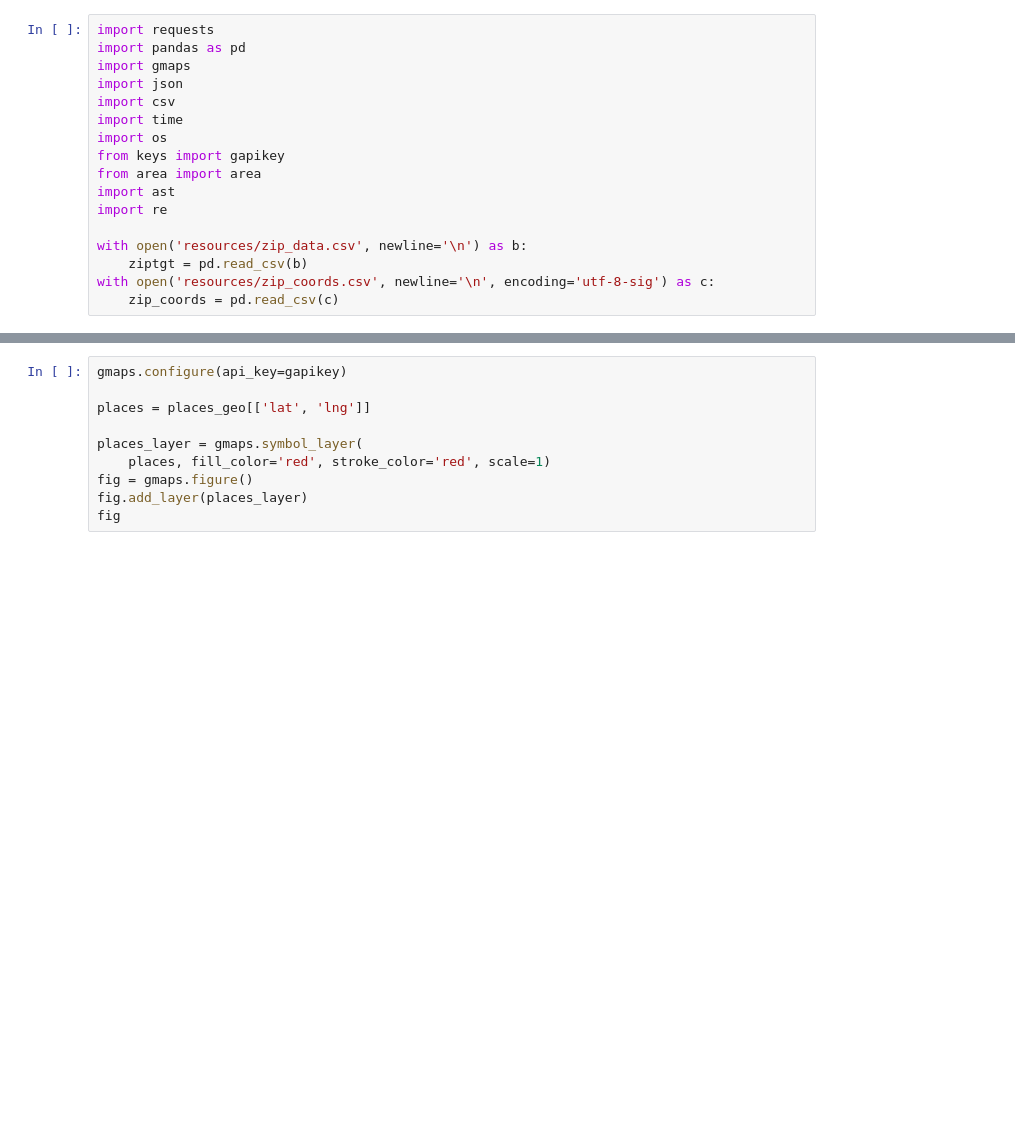
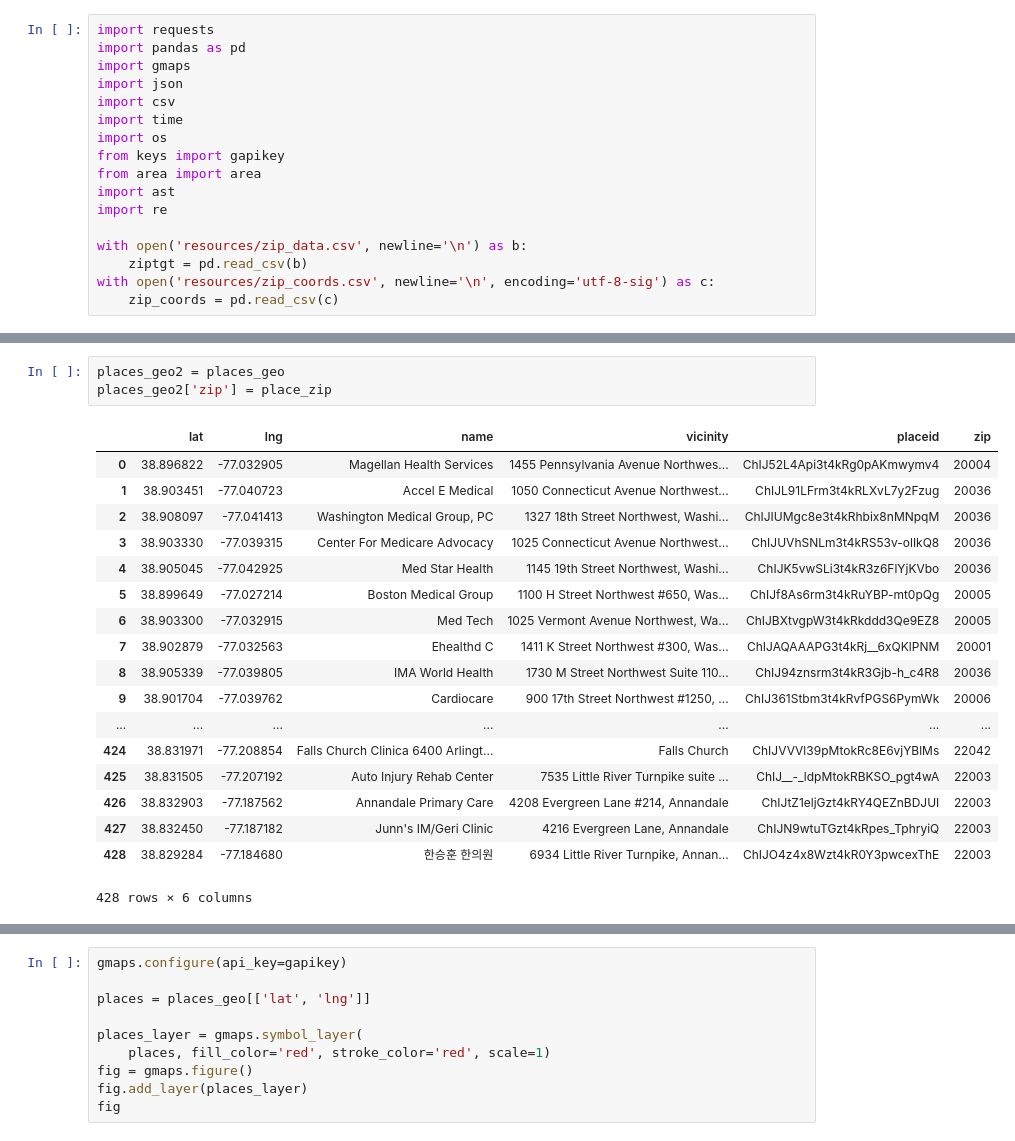
Before and after one commit to HeyMikeMarshall/DMV-HealthcarePy, a Jupyter notebook: zcta_map/2-Location_Query.ipynb, the cells around one changed output, grey strips where cells are left out. Cells and saved outputs as stored; diff of their text form; blank space fills up the shorter version.

```diff
--- a/zcta_map/2-Location_Query.ipynb
+++ b/zcta_map/2-Location_Query.ipynb
@@ -205 +211,23 @@ processing 3819 of 3819
+# %%
+places_geo2 = places_geo
+places_geo2['zip'] = place_zip
+# %% [output]
+|  | lat | lng | name | vicinity | placeid | zip |
+| 0 | 38.896822 | -77.032905 | Magellan Health Services | 1455 Pennsylvania Avenue Northwes... | ChIJ52L4Api3t4kRg0pAKmwymv4 | 20004 |
+| 1 | 38.903451 | -77.040723 | Accel E Medical | 1050 Connecticut Avenue Northwest... | ChIJL91LFrm3t4kRLXvL7y2Fzug | 20036 |
+| 2 | 38.908097 | -77.041413 | Washington Medical Group, PC | 1327 18th Street Northwest, Washi... | ChIJIUMgc8e3t4kRhbix8nMNpqM | 20036 |
+| 3 | 38.903330 | -77.039315 | Center For Medicare Advocacy | 1025 Connecticut Avenue Northwest... | ChIJUVhSNLm3t4kRS53v-olIkQ8 | 20036 |
+| 4 | 38.905045 | -77.042925 | Med Star Health | 1145 19th Street Northwest, Washi... | ChIJK5vwSLi3t4kR3z6FlYjKVbo | 20036 |
+| 5 | 38.899649 | -77.027214 | Boston Medical Group | 1100 H Street Northwest #650, Was... | ChIJf8As6rm3t4kRuYBP-mt0pQg | 20005 |
+| 6 | 38.903300 | -77.032915 | Med Tech | 1025 Vermont Avenue Northwest, Wa... | ChIJBXtvgpW3t4kRkddd3Qe9EZ8 | 20005 |
+| 7 | 38.902879 | -77.032563 | Ehealthd C | 1411 K Street Northwest #300, Was... | ChIJAQAAAPG3t4kRj__6xQKlPNM | 20001 |
+| 8 | 38.905339 | -77.039805 | IMA World Health | 1730 M Street Northwest Suite 110... | ChIJ94znsrm3t4kR3Gjb-h_c4R8 | 20036 |
+| 9 | 38.901704 | -77.039762 | Cardiocare | 900 17th Street Northwest #1250, ... | ChIJ361Stbm3t4kRvfPGS6PymWk | 20006 |
+| ... | ... | ... | ... | ... | ... | ... |
+| 424 | 38.831971 | -77.208854 | Falls Church Clinica 6400 Arlingt... | Falls Church | ChIJVVVl39pMtokRc8E6vjYBlMs | 22042 |
+| 425 | 38.831505 | -77.207192 | Auto Injury Rehab Center | 7535 Little River Turnpike suite ... | ChIJ__-_ldpMtokRBKSO_pgt4wA | 22003 |
+| 426 | 38.832903 | -77.187562 | Annandale Primary Care | 4208 Evergreen Lane #214, Annandale | ChIJtZ1eljGzt4kRY4QEZnBDJUI | 22003 |
+| 427 | 38.832450 | -77.187182 | Junn's IM/Geri Clinic | 4216 Evergreen Lane, Annandale | ChIJN9wtuTGzt4kRpes_TphryiQ | 22003 |
+| 428 | 38.829284 | -77.184680 | 한승훈 한의원 | 6934 Little River Turnpike, Annan... | ChIJO4z4x8Wzt4kR0Y3pwcexThE | 22003 |
+428 rows × 6 columns
 # %%
```
Also changed, not shown: parts of 7 cells of this notebook, 3 other files.
